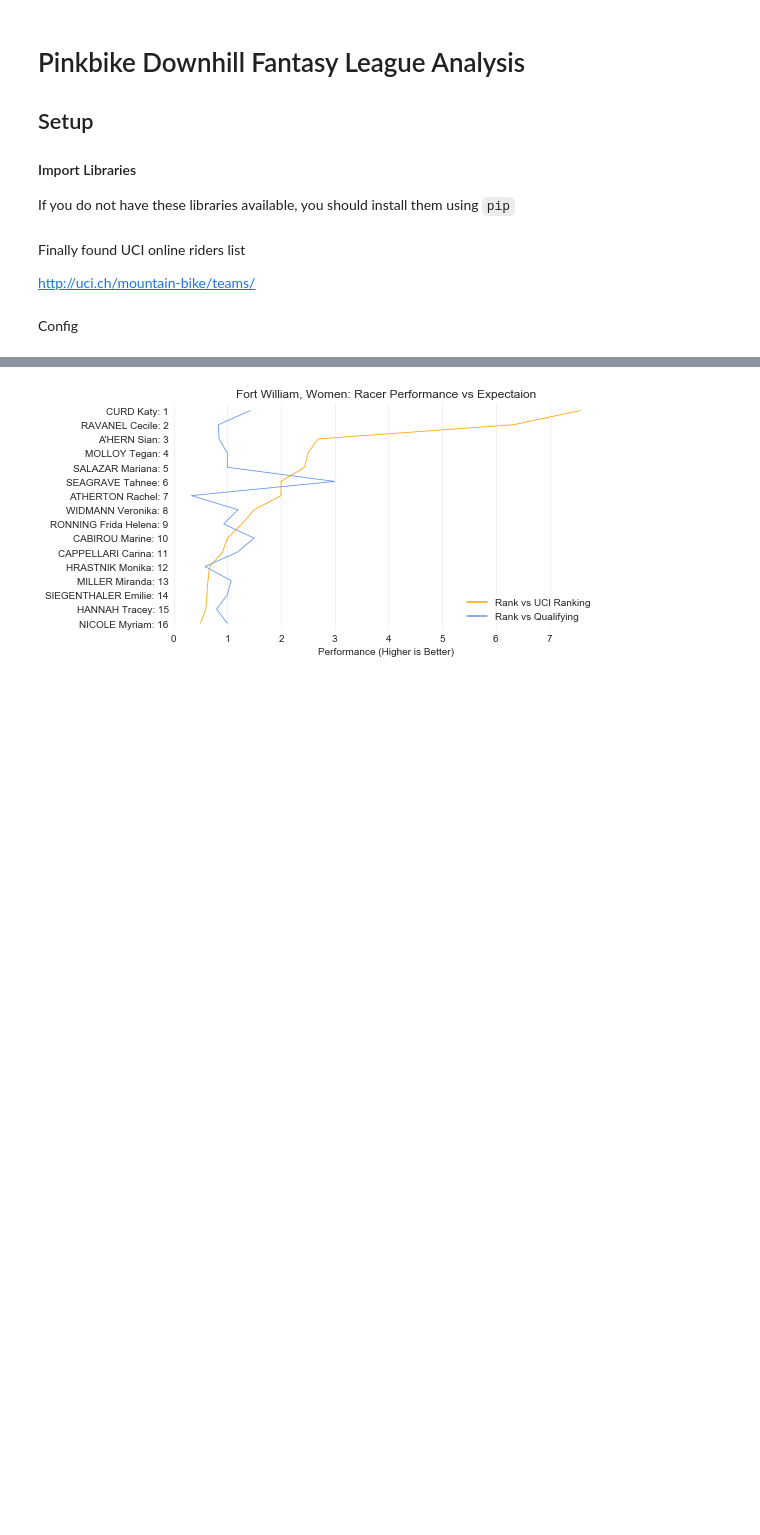
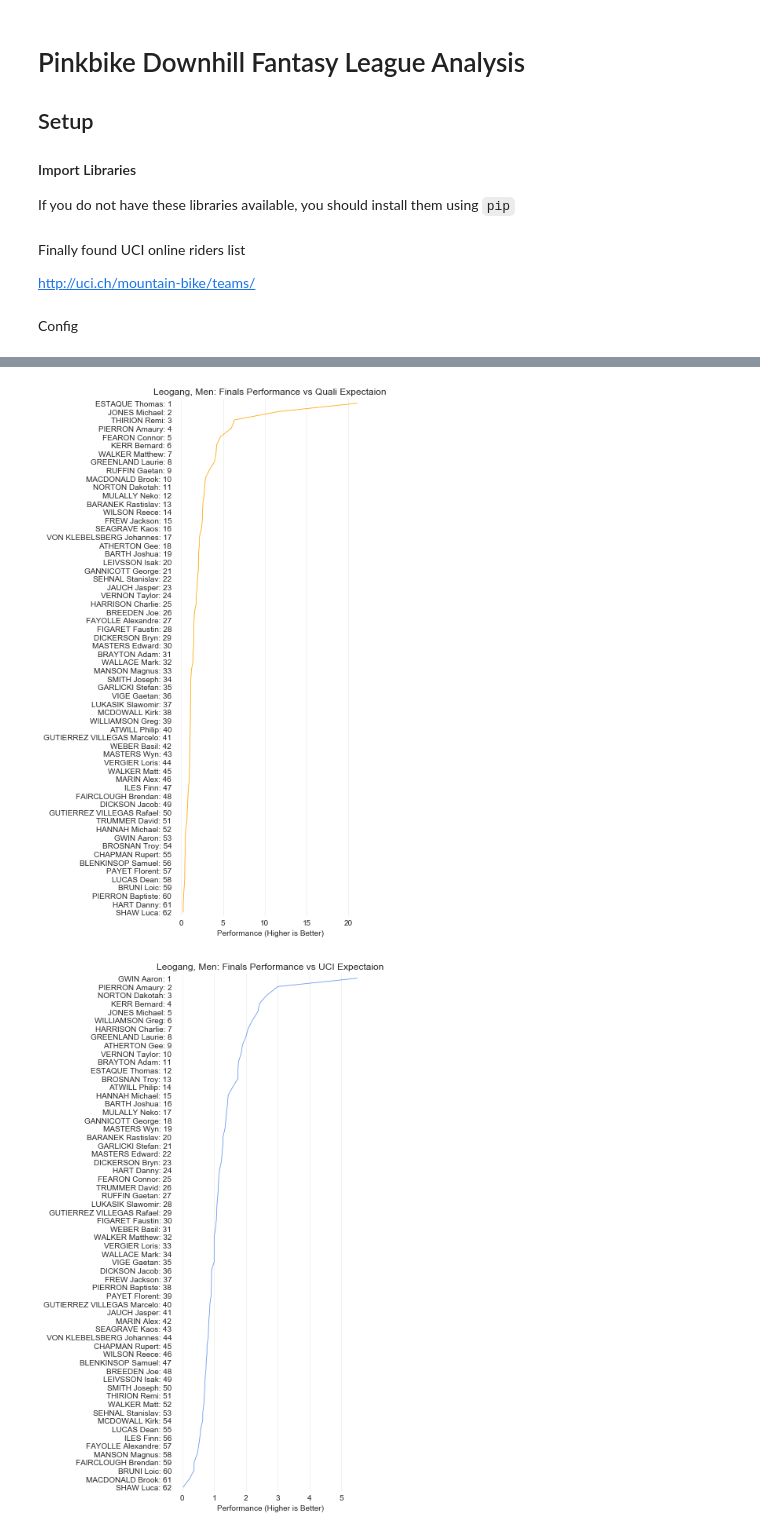
Before and after one commit to domwrap/mtbgeekstats, a Jupyter notebook: 2018/dh_fantasy_analysis.ipynb, the cells around one changed output, grey strips where cells are left out. Drawn from its saved outputs; the diff is of its cells as text; code cells hidden in the pictures; blank space fills up the shorter version.

Commit message:
Optimized color and size with functions, added UCI vs Finish chart

```diff
--- a/2018/dh_fantasy_analysis.ipynb
+++ b/2018/dh_fantasy_analysis.ipynb
@@ -24,7 +24,7 @@ http://uci.ch/mountain-bike/teams/
 Config
 # %%
 event = 'dh'
-race = 2
+race = 3
 gender = 'm'
 topX = 20
 splits = 5 # Could detect this from dataset, or or they always 5? @todo
@@ -148,27 +148,31 @@ dfx.sort_values( 'UciRankPerf', ascending=False ).head()
 # %%
-data = dfx.sort_values( 'UciRankPerf', ascending=False ).reset_index( drop=True )
+labs = [ 'Rank vs Qualifying', 'Rank vs UCI Ranking' ]
+tits = [ 'Quali', 'UCI' ]
+for idx, col in enumerate( [ 'UciRankPerf', 'RaceRankPerf' ] ):
+    data = dfx.sort_values( col, ascending=False ).reset_index( drop=True )
 
-# ylabels = [ str(i+1) + ' ' + name + ' (' + str(data['UciRank'][i]) + '/' + str(data['rank'][i])[:-2] + ')' for i, name in enumerate( data['name'] ) ]
-ylabels = [ name + ': ' + str(i+1) for i, name in enumerate( data['name'] ) ]
-cols = [ 'orange', 'cornflowerblue', 'green', 'red' ]
+    # ylabels = [ str(i+1) + ' ' + name + ' (' + str(data['UciRank'][i]) + '/' + str(data['rank'][i])[:-2] + ')' for i, name in enumerate( data['name'] ) ]
+    ylabels = [ name + ': ' + str(i+1) for i, name in enumerate( data['name'] ) ]
+    cols = [ 'orange', 'cornflowerblue', 'green', 'red' ]
 
-plt.figure(figsize=(8,10 if 'm' == gender else 4))
-for idx, col in enumerate( [ 'UciRankPerf', 'RaceRankPerf' ] ):
+    plt.figure(figsize=(6,10 if 'm' == gender else 4))
     plot = sns.pointplot( data[col], data['name'], scale=0.3, color=cols[idx], markers='' )
 
-leg1 = mlines.Line2D( [], [], color=cols[0], marker='', markersize=10, label='Rank vs UCI Ranking', linestyle='-' )
-leg2 = mlines.Line2D( [], [], color=cols[1], marker='', markersize=10, label='Rank vs Qualifying', linestyle='-' )
-plt.legend( handles=[leg1, leg2] )
+#     leg1 = mlines.Line2D( [], [], color=cols[0], marker='', markersize=10, label=labs[idx], linestyle='-' )
+#     leg2 = mlines.Line2D( [], [], color=cols[1], marker='', markersize=10, label=labs[idx], linestyle='-' )
+#     plt.legend( handles=[leg1, leg2] )
 
-sns.despine()
-plot.set_frame_on(False)
-plt.grid( True, which='major', axis='x', color='#EEEEEE' )
-plot.set( title=chart_title_prefix + ': Racer Performance vs Expectaion', xlabel='Performance (Higher is Better)', ylabel='' )
-plot.set_yticklabels( ylabels )
+    sns.despine()
+    plot.set_frame_on(False)
+    plt.grid( True, which='major', axis='x', color='#EEEEEE' )
+    plot.set( title=chart_title_prefix + ': Finals Performance vs ' + tits[idx] + ' Expectaion', xlabel='Performance (Higher is Better)', ylabel='' )
+    plot.set_yticklabels( ylabels )
+    # plot.set(xscale="log")
 
-plt.tight_layout()
+    plt.tight_layout()
 
-if image_gen:
-    plt.savefig( file_prefix + '_finals_performance.png', dpi=dpi )
+    if image_gen:
+        plt.savefig( file_prefix + '_' + tits[idx].lower() + '_finals_performance.png', dpi=dpi )
 # %% [output]
-[figure, old version]
+[figure, new version]
+[figure, added]
```
Also changed, not shown: parts of 7 cells of this notebook, 6 other files.
